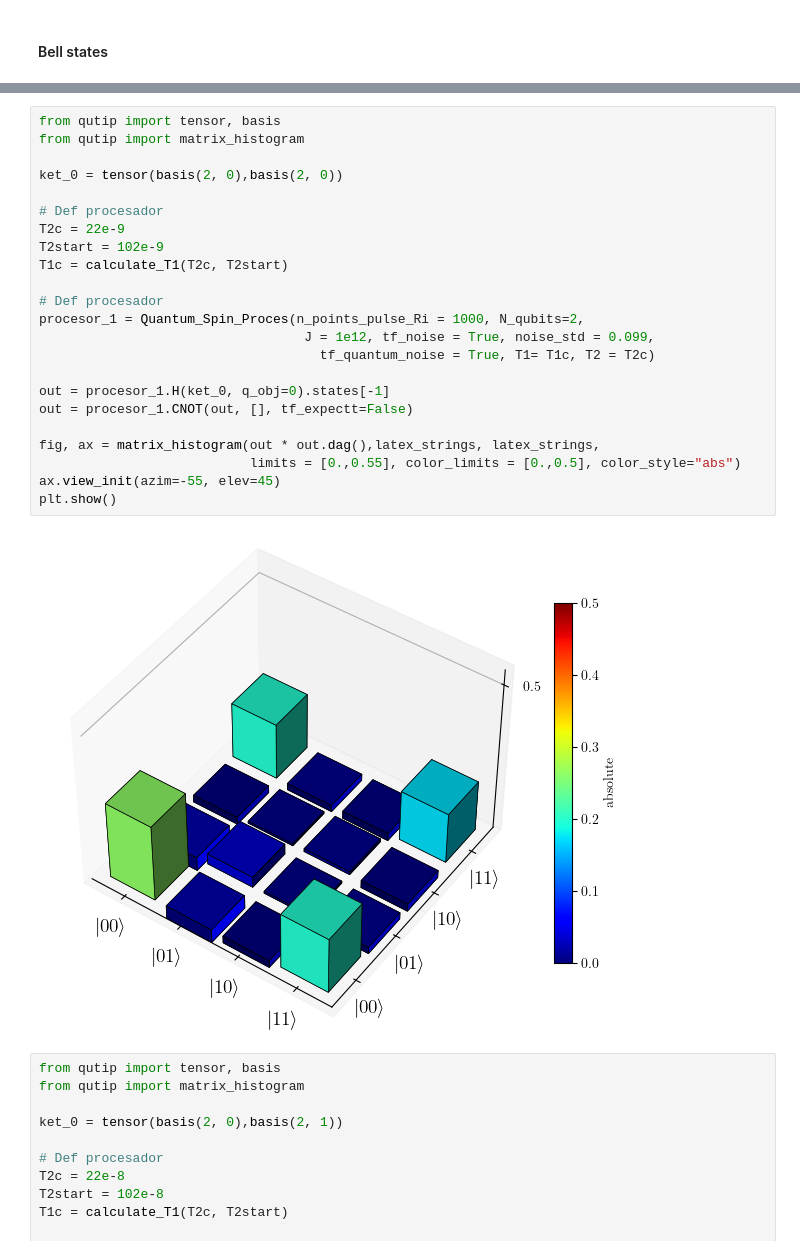
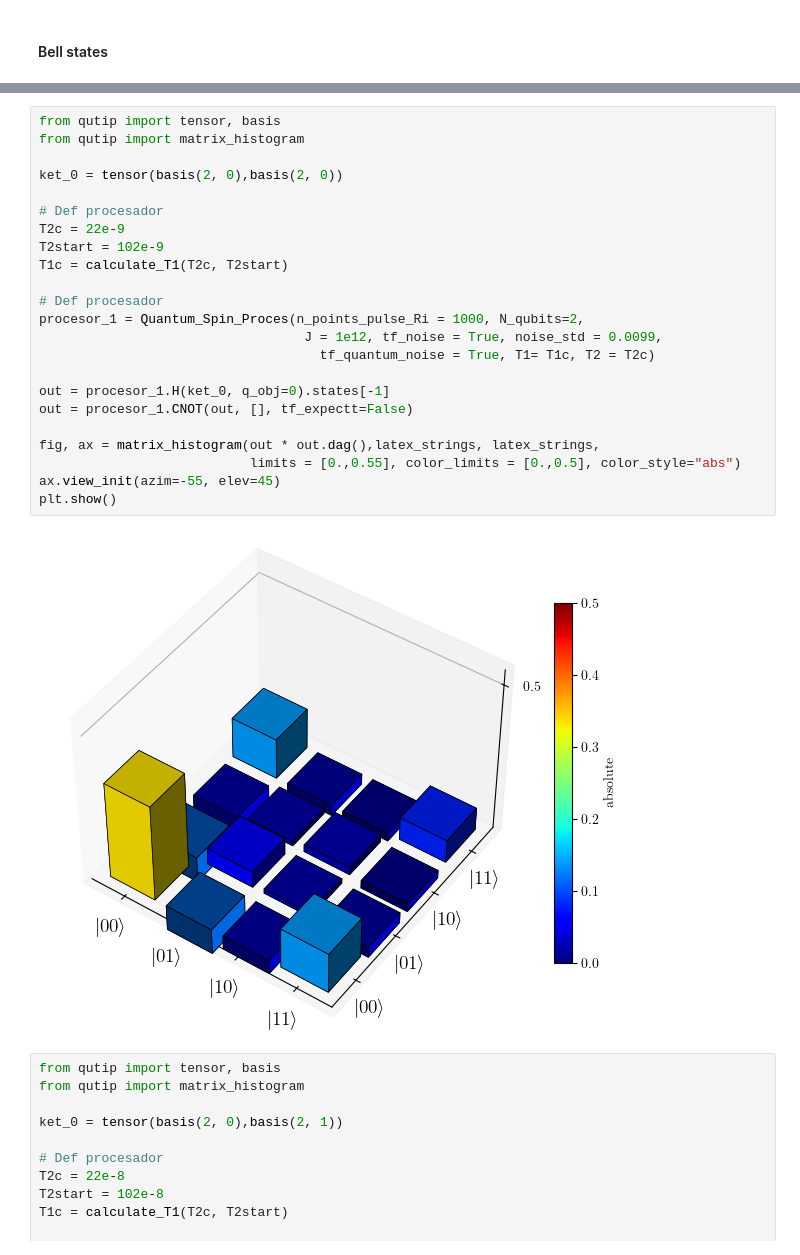
Before and after one commit to 6arlos6/QML_with_spins_using_DRU_algorithm, a Jupyter notebook: test_2_quantum_processor_model.ipynb, the cells around one changed output, grey strips where cells are left out. Saved outputs shown, nothing was run; the diff lists cells and outputs as text.

```diff
--- a/test_2_quantum_processor_model.ipynb
+++ b/test_2_quantum_processor_model.ipynb
@@ -1225,28 +1247,28 @@ plt.show()
 # %%
 from qutip import tensor, basis
 from qutip import matrix_histogram
 
 ket_0 = tensor(basis(2, 0),basis(2, 0))
 
 # Def procesador
 T2c = 22e-9
 T2start = 102e-9
 T1c = calculate_T1(T2c, T2start)
 
 # Def procesador
 procesor_1 = Quantum_Spin_Proces(n_points_pulse_Ri = 1000, N_qubits=2,
-                                  J = 1e12, tf_noise = True, noise_std = 0.099,
+                                  J = 1e12, tf_noise = True, noise_std = 0.0099,
                                     tf_quantum_noise = True, T1= T1c, T2 = T2c)
 
 out = procesor_1.H(ket_0, q_obj=0).states[-1]
 out = procesor_1.CNOT(out, [], tf_expectt=False)
 
 fig, ax = matrix_histogram(out * out.dag(),latex_strings, latex_strings,
                            limits = [0.,0.55], color_limits = [0.,0.5], color_style="abs")
 ax.view_init(azim=-55, elev=45)
 plt.show()
 # %% [output]
-[figure, old version]
+[figure, new version]
 # %%
 from qutip import tensor, basis
 from qutip import matrix_histogram
```
Also changed, not shown: parts of 22 cells of this notebook, 29 other files.
